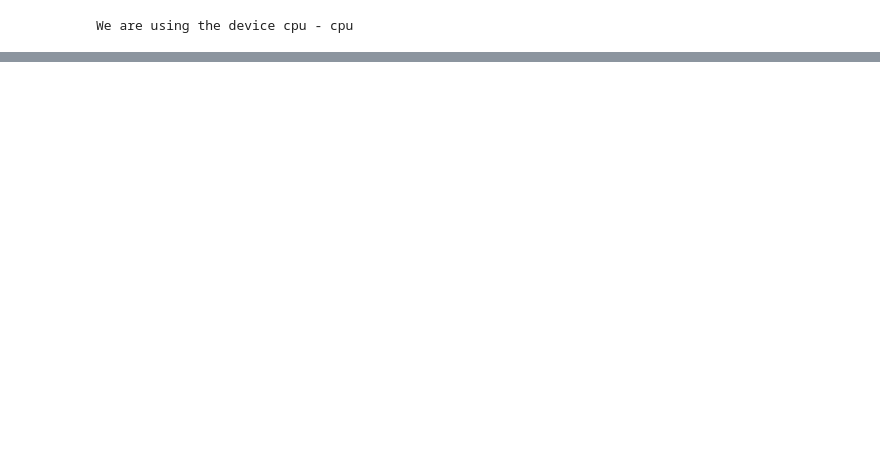
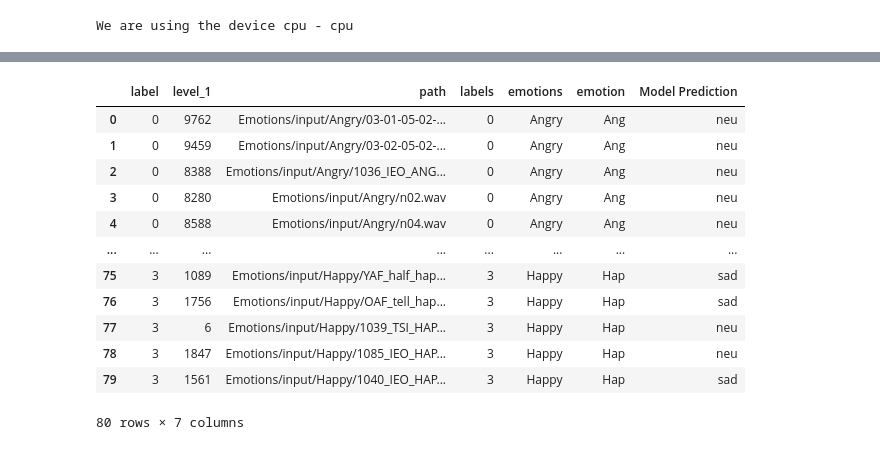
Before and after one commit to karinstefa/ML_Project, a Jupyter notebook: TransferLearning_HUBERT.ipynb, the cells around one changed output, grey strips where cells are left out. Drawn from its saved outputs; the diff is of its cells as text; code cells hidden in the pictures; blank space fills up the shorter version.

```diff
--- a/TransferLearning_HUBERT.ipynb
+++ b/TransferLearning_HUBERT.ipynb
@@ -213,0 +199,2 @@ test_dataset = EmotionDataset(test_encodings, y_test.tolist())
+# %%
+test_df2=test_df.rename(columns = {'label':'labels'})
@@ -400,0 +404,38 @@ IndexError: too many indices for tensor of dimension 2
+# %%
+test_df2['emotion']= test_df2.path.apply(lambda x : x.split('/')[2])
+# %%
+# Convert test record to a pandas DataFrame object
+from pandas.core.frame import DataFrame
+df_record = DataFrame(record)
+df_record.columns = ["Ground Truth","Model Prediction"]
+
+def get_emotion(label_id):
+    return model.config.id2label[label_id]
+
+df_record["Ground Truth"] = df_record.apply(lambda x: get_emotion(x["Ground Truth"]), axis=1)
+df_record["Model Prediction"] = df_record.apply(lambda x: get_emotion(x["Model Prediction"]), axis=1)
+
+# Concat test texts and test records
+df = pd.concat([test_df2.reset_index(), df_record["Model Prediction"]], axis=1)
+df["emotion"] = df.apply(lambda x: x["emotion"][:3], axis=1)
+
+# Show test result
+# pd.set_option('display.max_rows', None)    # Display all rows
+# df
+
+# Show incorrect predictions
+df[df["emotion"]!=df["Model Prediction"]]
+# %% [output]
+|  | label | level_1 | path | labels | emotions | emotion | Model Prediction |
+| 0 | 0 | 9762 | Emotions/input/Angry/03-01-05-02-... | 0 | Angry | Ang | neu |
+| 1 | 0 | 9459 | Emotions/input/Angry/03-02-05-02-... | 0 | Angry | Ang | neu |
+| 2 | 0 | 8388 | Emotions/input/Angry/1036_IEO_ANG... | 0 | Angry | Ang | neu |
+| 3 | 0 | 8280 | Emotions/input/Angry/n02.wav | 0 | Angry | Ang | neu |
+| 4 | 0 | 8588 | Emotions/input/Angry/n04.wav | 0 | Angry | Ang | neu |
+| ... | ... | ... | ... | ... | ... | ... | ... |
+| 75 | 3 | 1089 | Emotions/input/Happy/YAF_half_hap... | 3 | Happy | Hap | sad |
+| 76 | 3 | 1756 | Emotions/input/Happy/OAF_tell_hap... | 3 | Happy | Hap | sad |
+| 77 | 3 | 6 | Emotions/input/Happy/1039_TSI_HAP... | 3 | Happy | Hap | neu |
+| 78 | 3 | 1847 | Emotions/input/Happy/1085_IEO_HAP... | 3 | Happy | Hap | neu |
+| 79 | 3 | 1561 | Emotions/input/Happy/1040_IEO_HAP... | 3 | Happy | Hap | sad |
+80 rows × 7 columns
```
Also changed, not shown: parts of 48 cells of this notebook.
